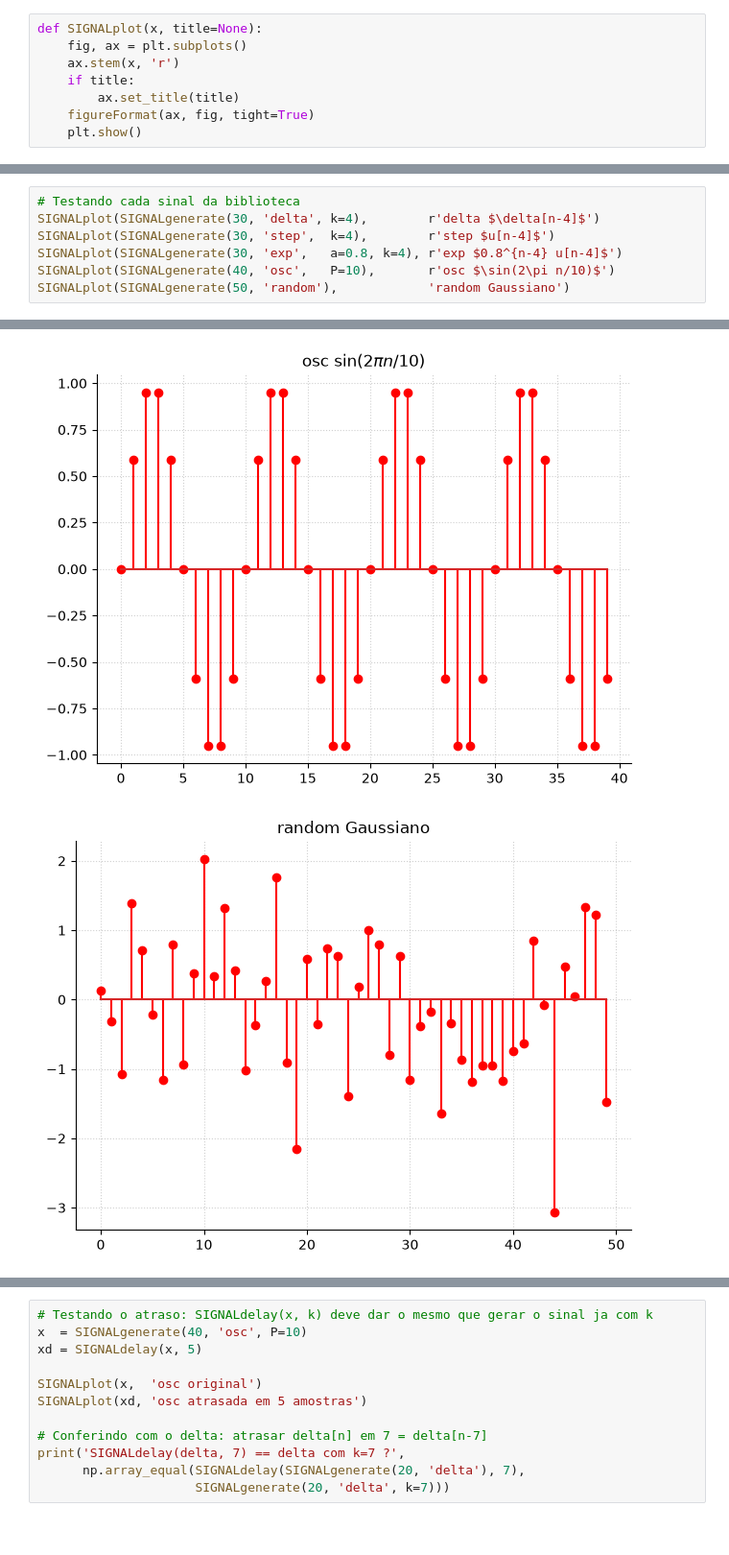
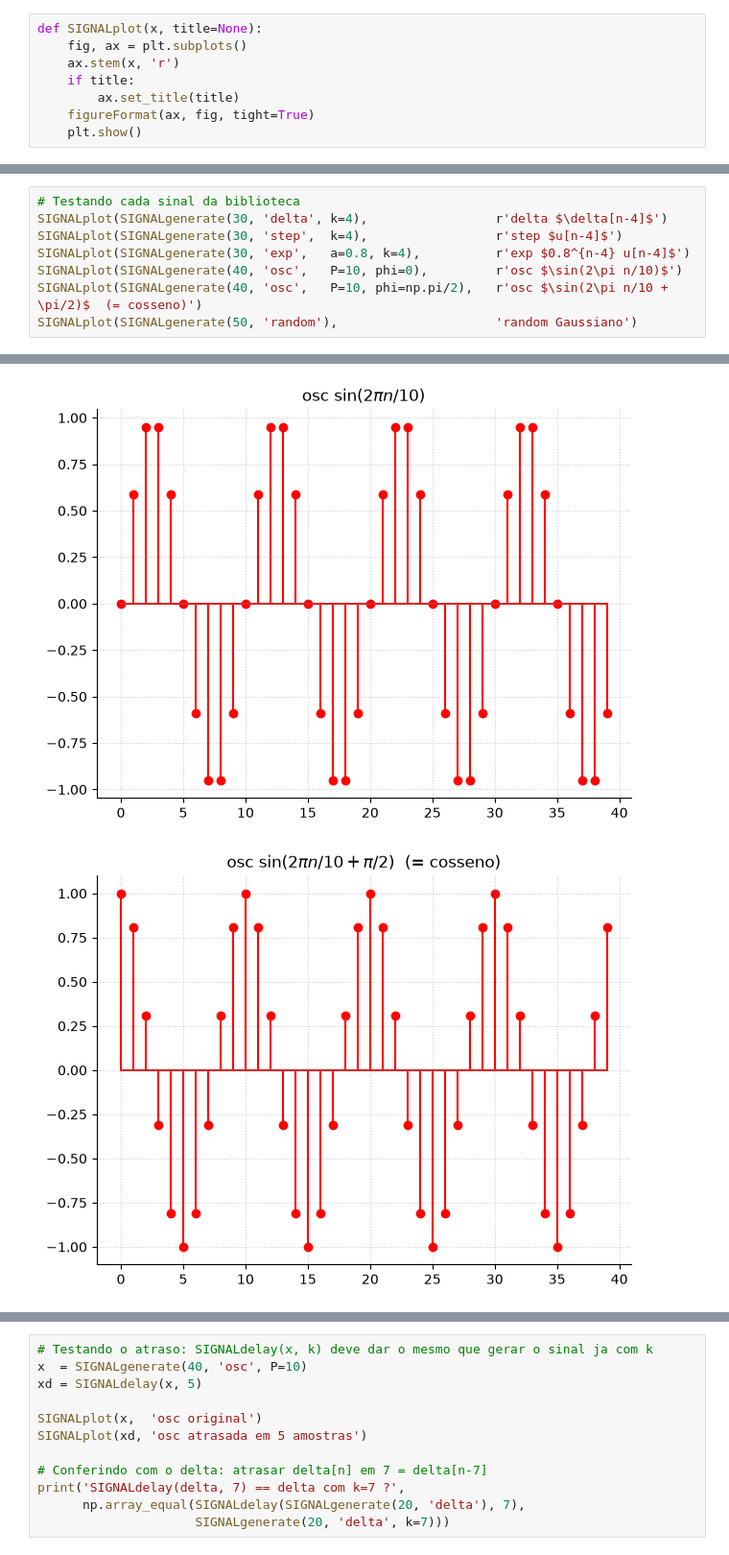
Before and after one commit to Murilo-Uchoa/laboratorio, a Jupyter notebook: le03_discrete-time-signals/le03_basic-signal-library.ipynb, the cells around one changed output, grey strips where cells are left out. Shown at 96% size. Drawn from its saved outputs; the diff is of its cells as text.

```diff
--- a/le03_discrete-time-signals/le03_basic-signal-library.ipynb
+++ b/le03_discrete-time-signals/le03_basic-signal-library.ipynb
@@ -276,13 +276,14 @@ SIGNALplot(SIGNALgenerate(50, 'random', 'uniform'), 'random uniforme')
 # %%
 # Testando cada sinal da biblioteca
-SIGNALplot(SIGNALgenerate(30, 'delta', k=4),        r'delta $\delta[n-4]$')
-SIGNALplot(SIGNALgenerate(30, 'step',  k=4),        r'step $u[n-4]$')
-SIGNALplot(SIGNALgenerate(30, 'exp',   a=0.8, k=4), r'exp $0.8^{n-4} u[n-4]$')
-SIGNALplot(SIGNALgenerate(40, 'osc',   P=10),       r'osc $\sin(2\pi n/10)$')
-SIGNALplot(SIGNALgenerate(50, 'random'),            'random Gaussiano')
+SIGNALplot(SIGNALgenerate(30, 'delta', k=4),                 r'delta $\delta[n-4]$')
+SIGNALplot(SIGNALgenerate(30, 'step',  k=4),                 r'step $u[n-4]$')
+SIGNALplot(SIGNALgenerate(30, 'exp',   a=0.8, k=4),          r'exp $0.8^{n-4} u[n-4]$')
+SIGNALplot(SIGNALgenerate(40, 'osc',   P=10, phi=0),         r'osc $\sin(2\pi n/10)$')
+SIGNALplot(SIGNALgenerate(40, 'osc',   P=10, phi=np.pi/2),   r'osc $\sin(2\pi n/10 + \pi/2)$  (= cosseno)')
+SIGNALplot(SIGNALgenerate(50, 'random'),                     'random Gaussiano')
 # %% [output]
 [figure]
 [figure]
 [figure]
 [figure]
-[figure, old version]
+[figure, new version]
```
Also changed, not shown: parts of 6 cells of this notebook, 4 other files.
